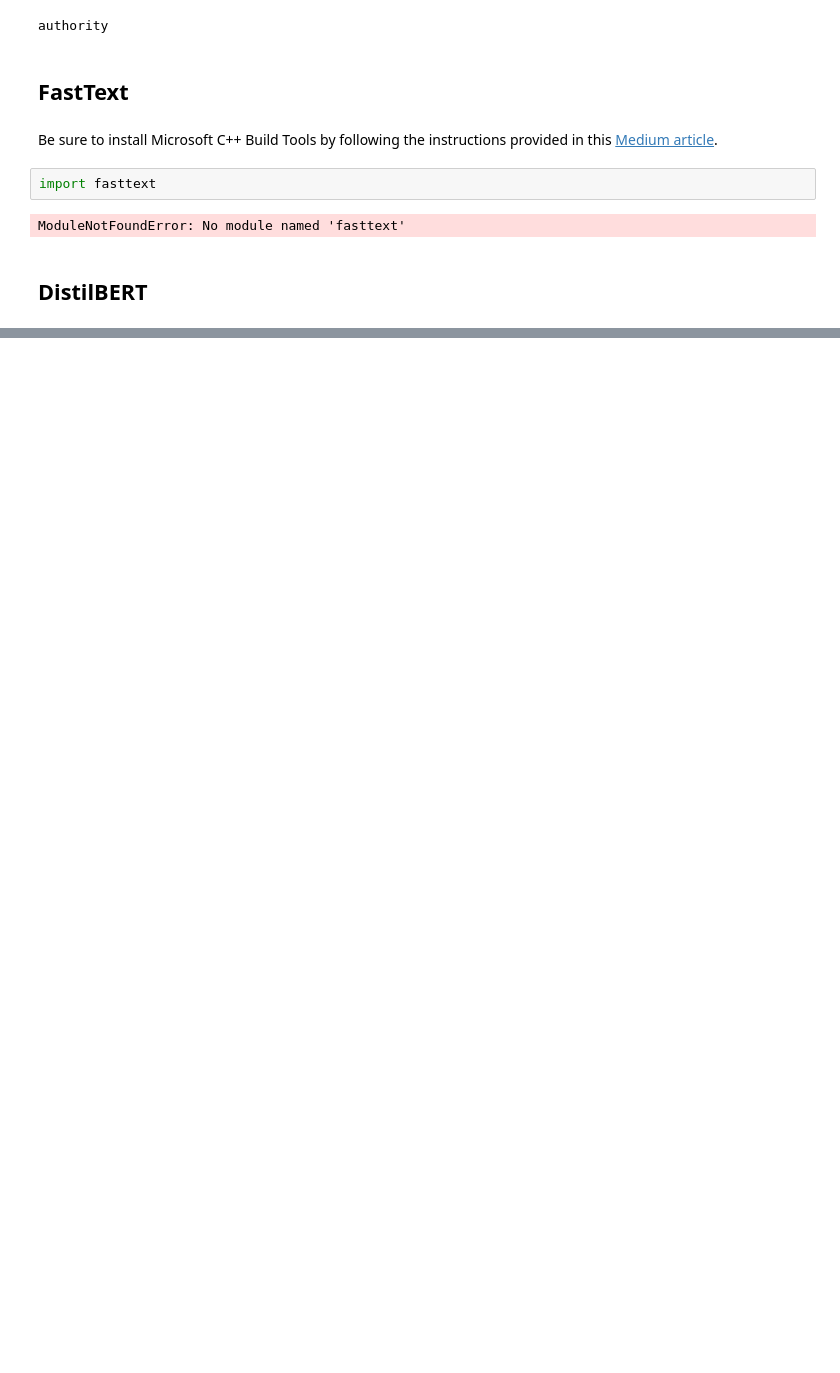
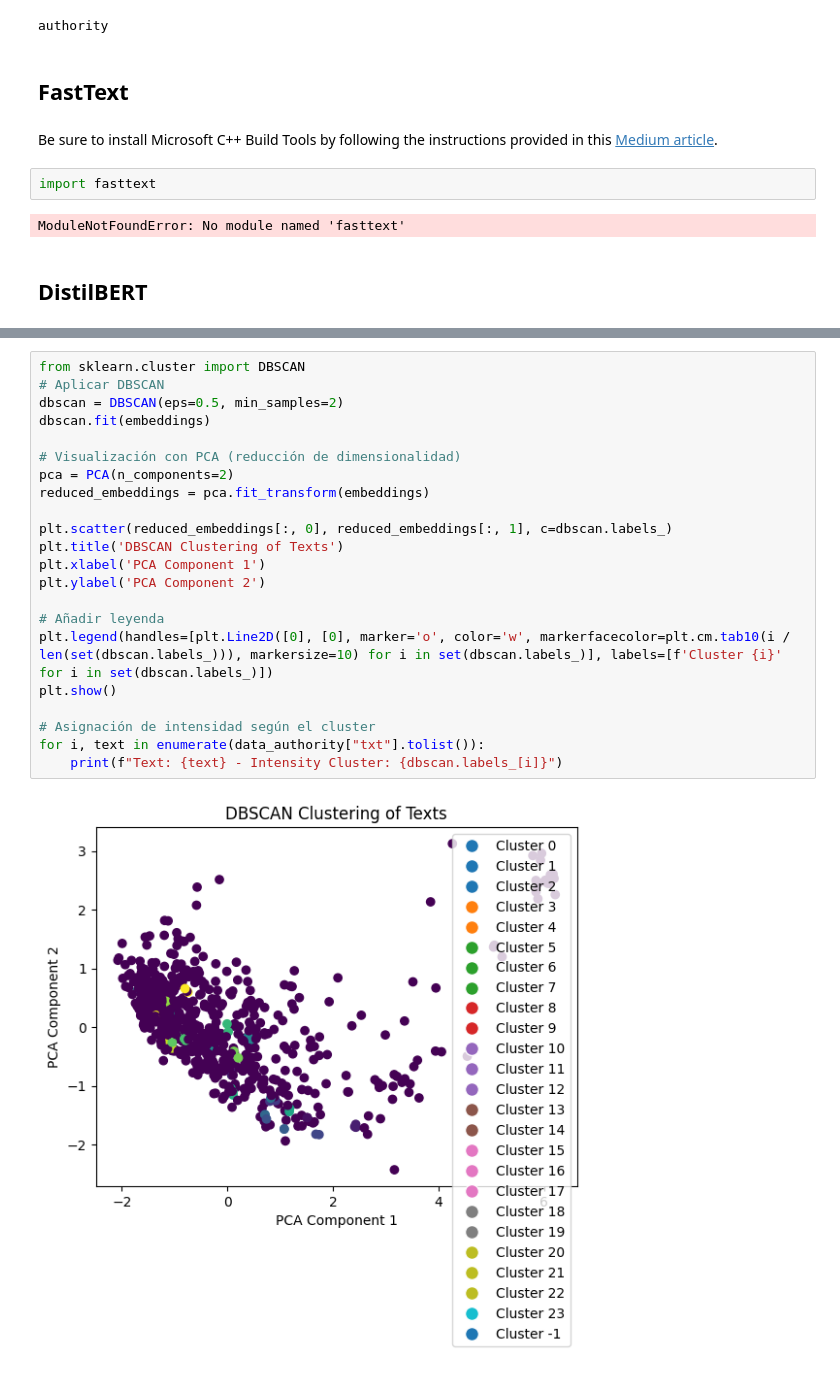
Before and after one commit to lbustio/intensity, a Jupyter notebook: intensity.ipynb, the cells around one changed output, grey strips where cells are left out. Cells and saved outputs as stored; diff of their text form; blank space fills up the shorter version.

```diff
--- a/intensity.ipynb
+++ b/intensity.ipynb
@@ -189,0 +750,24 @@ ModuleNotFoundError: No module named 'fasttext'
+# %%
+from sklearn.cluster import DBSCAN
+# Aplicar DBSCAN
+dbscan = DBSCAN(eps=0.5, min_samples=2)
+dbscan.fit(embeddings)
+
+# Visualización con PCA (reducción de dimensionalidad)
+pca = PCA(n_components=2)
+reduced_embeddings = pca.fit_transform(embeddings)
+
+plt.scatter(reduced_embeddings[:, 0], reduced_embeddings[:, 1], c=dbscan.labels_)
+plt.title('DBSCAN Clustering of Texts')
+plt.xlabel('PCA Component 1')
+plt.ylabel('PCA Component 2')
+
+# Añadir leyenda
+plt.legend(handles=[plt.Line2D([0], [0], marker='o', color='w', markerfacecolor=plt.cm.tab10(i / len(set(dbscan.labels_))), markersize=10) for i in set(dbscan.labels_)], labels=[f'Cluster {i}' for i in set(dbscan.labels_)])
+plt.show()
+
+# Asignación de intensidad según el cluster
+for i, text in enumerate(data_authority["txt"].tolist()):
+    print(f"Text: {text} - Intensity Cluster: {dbscan.labels_[i]}")
+# %% [output]
+[figure, added]
```
Also changed, not shown: parts of 29 cells of this notebook.
